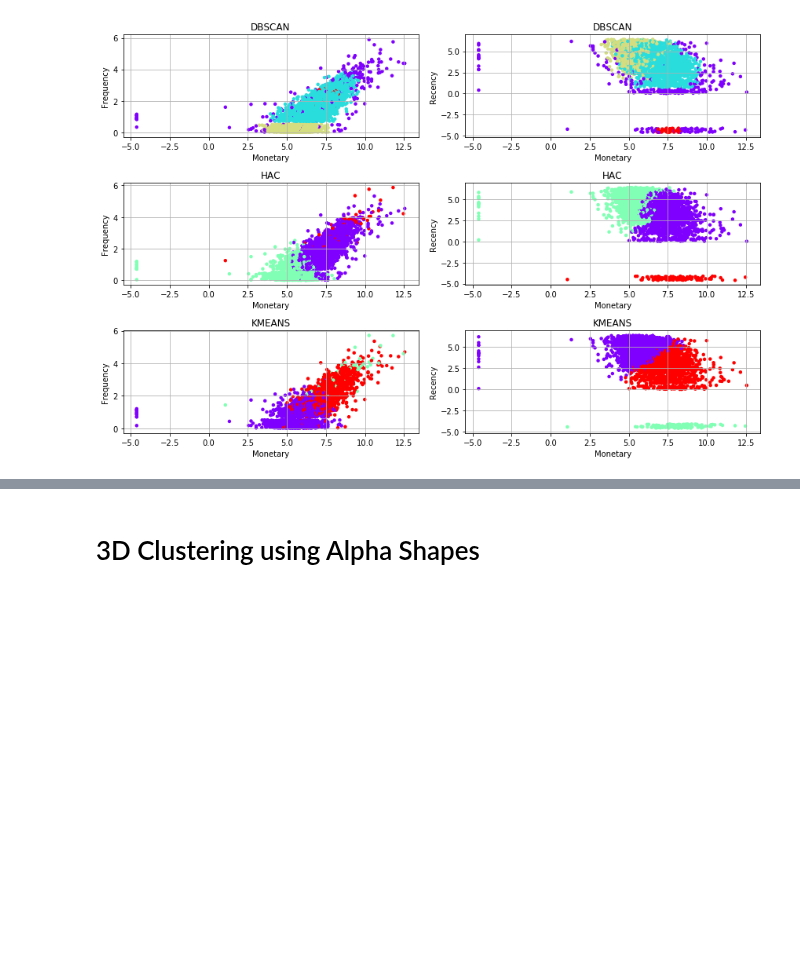
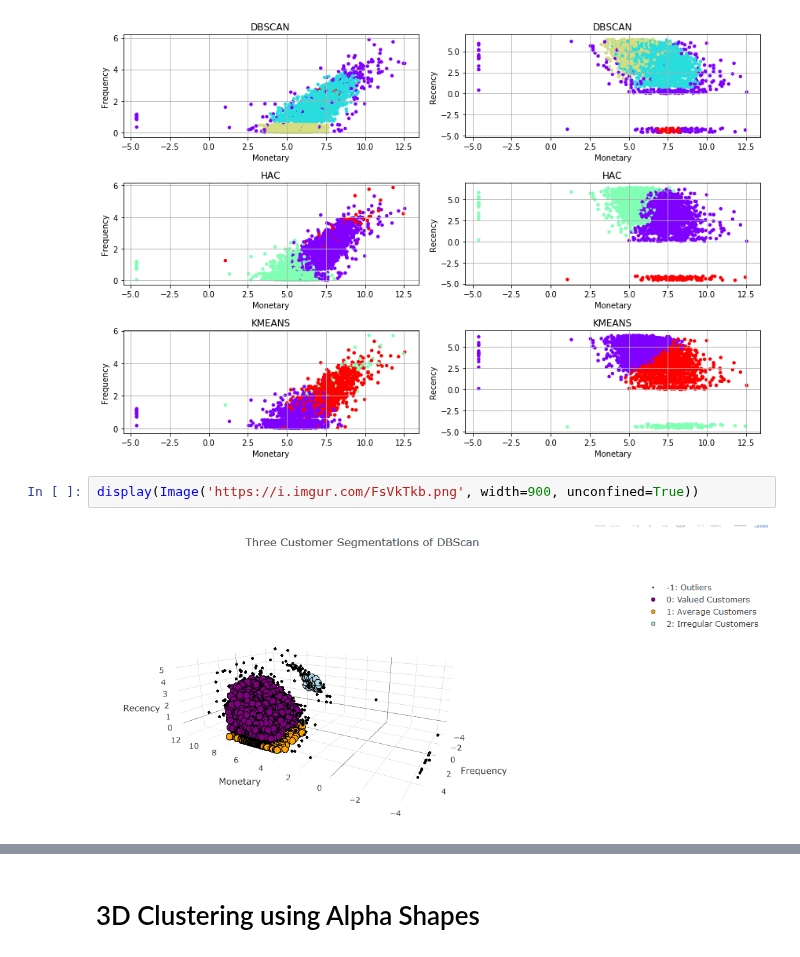
Before and after one commit to stmillett/MSDS7331_NorthCarolinaDataset, a Jupyter notebook: Lab3/Data Mining Lab3-2.ipynb, the cells around one changed output, grey strips where cells are left out. Saved outputs shown, nothing was run; the diff lists cells and outputs as text; blank space fills up the shorter version.

```diff
--- a/Lab3/Data Mining Lab3-2.ipynb
+++ b/Lab3/Data Mining Lab3-2.ipynb
@@ -1629,3 +1633,7 @@ plt.tight_layout()
 plt.show()
 # %% [output]
 [figure]
+# %%
+display(Image('https://i.imgur.com/FsVkTkb.png', width=900, unconfined=True))
+# %% [output]
+[figure, added]
```
Also changed, not shown: parts of 5 cells of this notebook.
